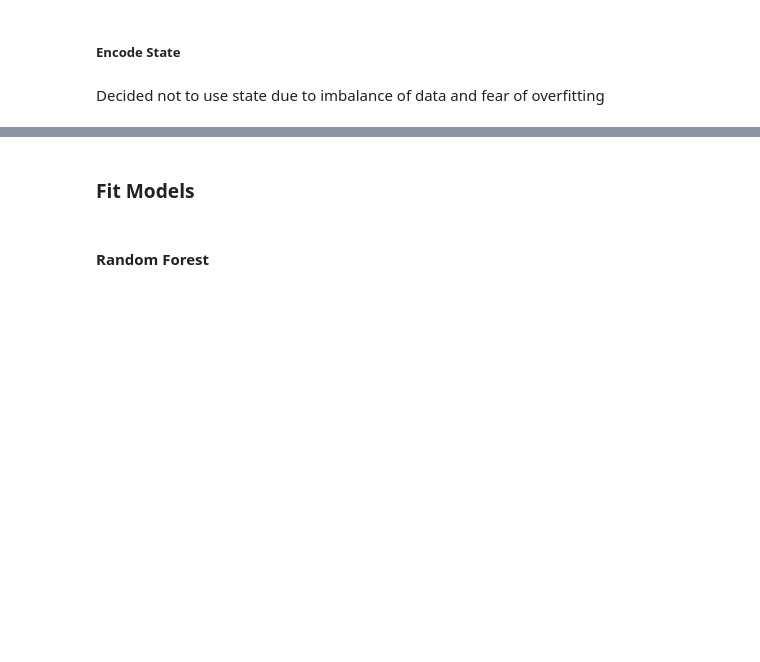
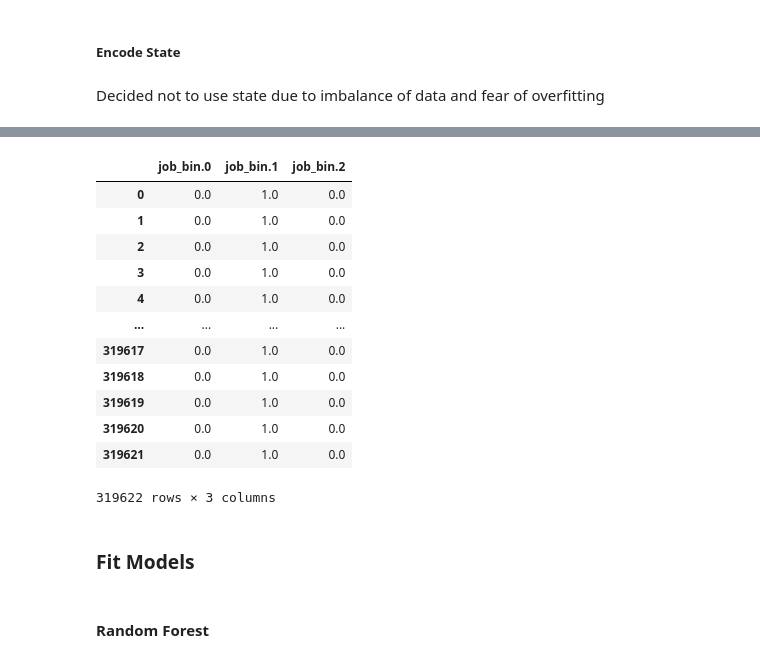
Before and after one commit to anabellafalk/cc_fraud_detection, a Jupyter notebook: model_fitting.ipynb, the cells around one changed output, grey strips where cells are left out. Saved outputs shown, nothing was run; the diff lists cells and outputs as text; code cells hidden in the pictures; blank space fills up the shorter version.

```diff
--- a/model_fitting.ipynb
+++ b/model_fitting.ipynb
@@ -171,0 +176,4 @@ Decided not to use state due to imbalance of data and fear of overfitting
+# %%
+dat_tr['job_bin'] = dat_tr['job_bin'].astype(str)
+dat_val['job_bin'] = dat_val['job_bin'].astype(str)
+dat_tr['job_bin']
@@ -172,3 +193,22 @@ Decided not to use state due to imbalance of data and fear of overfitting
+# %%
+job_bin_encoder = dp.fit_col_encoder(dat_tr, 'job_bin')
+job_bin_enc_tr = dp.encode_col(dat_tr, 'job_bin', job_bin_encoder)
+job_bin_enc_val = dp.encode_col(dat_val, 'job_bin', job_bin_encoder)
+job_bin_enc_tr
+# %% [output]
+|  | job_bin.0 | job_bin.1 | job_bin.2 |
+| 0 | 0.0 | 1.0 | 0.0 |
+| 1 | 0.0 | 1.0 | 0.0 |
+| 2 | 0.0 | 1.0 | 0.0 |
+| 3 | 0.0 | 1.0 | 0.0 |
+| 4 | 0.0 | 1.0 | 0.0 |
+| ... | ... | ... | ... |
+| 319617 | 0.0 | 1.0 | 0.0 |
+| 319618 | 0.0 | 1.0 | 0.0 |
+| 319619 | 0.0 | 1.0 | 0.0 |
+| 319620 | 0.0 | 1.0 | 0.0 |
+| 319621 | 0.0 | 1.0 | 0.0 |
+319622 rows × 3 columns
 # %% [markdown]
 ### Fit Models
 # %% [markdown]
```
Also changed, not shown: parts of 35 cells of this notebook, 2 other files.
